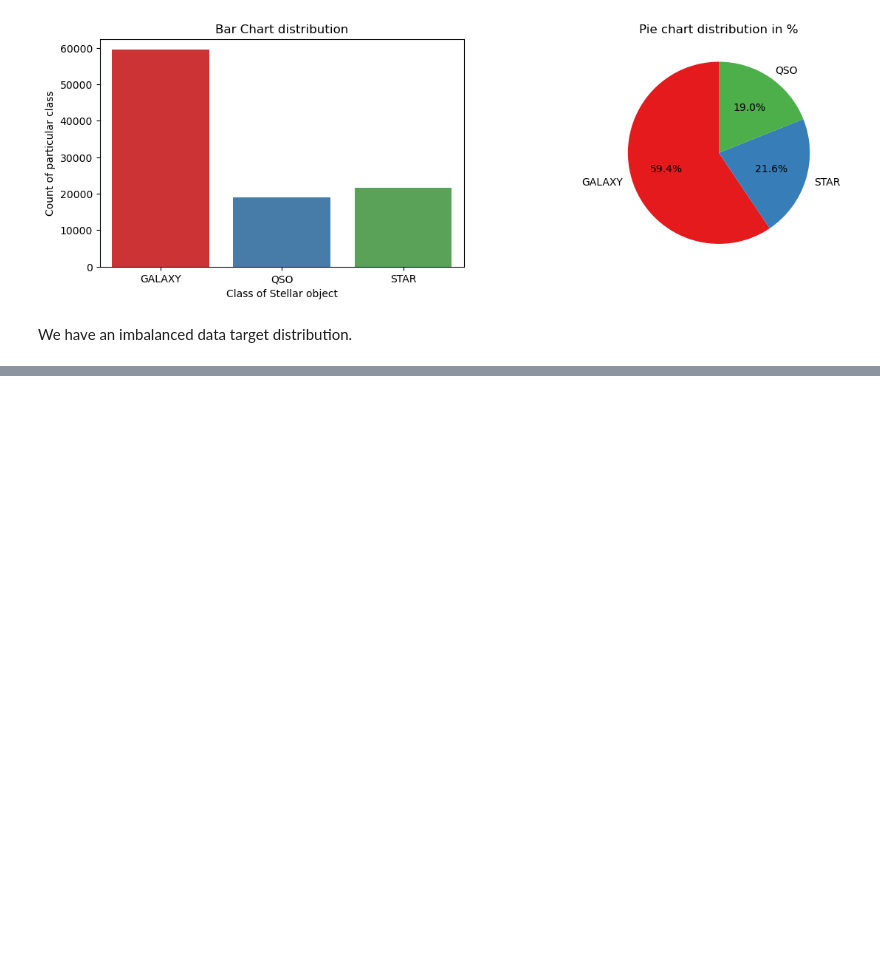
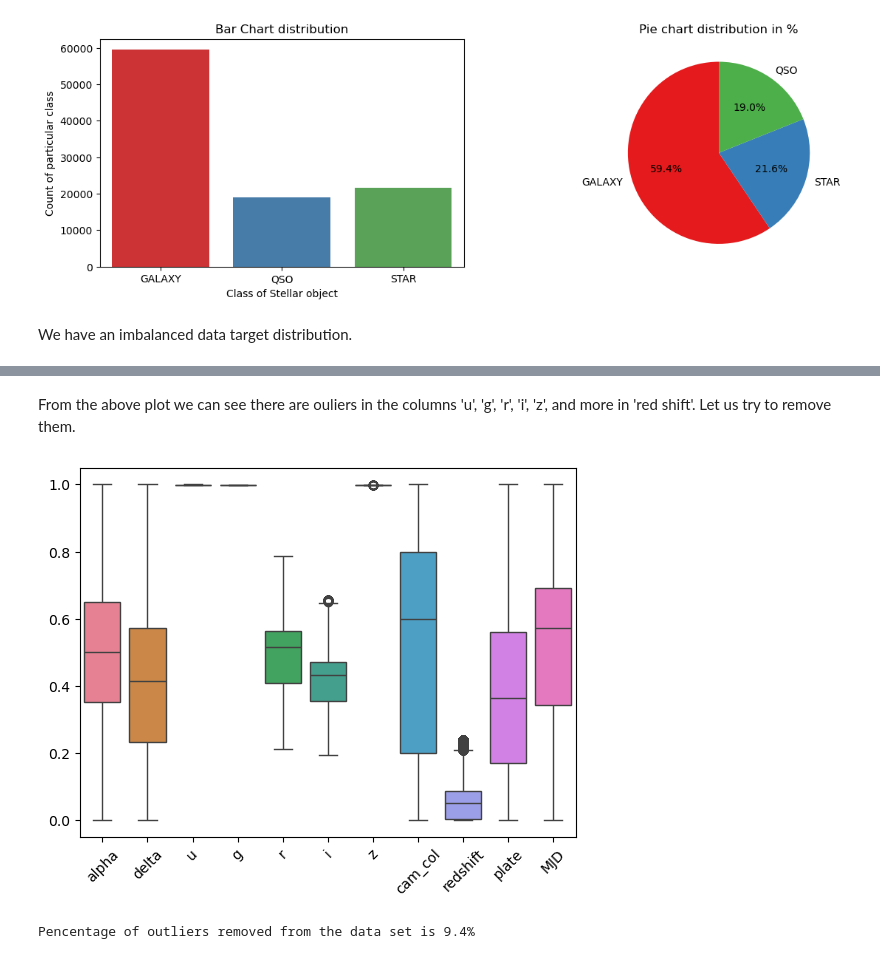
Before and after one commit to NavyaSai-V/Stellar_Object_Classification, a Jupyter notebook: Stellar_object_detection.ipynb, the cells around one changed output, grey strips where cells are left out. Saved outputs shown, nothing was run; the diff lists cells and outputs as text; code cells hidden in the pictures; blank space fills up the shorter version.

Commit message:
oulier analysis

```diff
--- a/Stellar_object_detection.ipynb
+++ b/Stellar_object_detection.ipynb
@@ -221 +210,34 @@ plt.xticks(rotation=45)
 [figure]
+# %% [markdown]
+From the above plot we can see there are ouliers in the columns 'u', 'g', 'r', 'i', 'z', and more in 'red shift'. Let us try to remove them.
+# %%
+def remove_outliers(df, column):
+    Q1 = df[column].quantile(0.25)
+    Q3 = df[column].quantile(0.75)
+    IQR = Q3 - Q1
+    lower = Q1 - 1.5 * IQR
+    upper = Q3 + 1.5 * IQR
+
+    # Filter out the outliers
+    filtered_df = df[(df[column] >= lower) & (df[column] <= upper)]
+    return filtered_df
+
+# Create a copy of the data
+data_clean = data.copy()
+
+# Remove outliers for each numeric column
+for col in data_clean.select_dtypes(include='number').columns:
+    data_clean = remove_outliers(data_clean, col)
+
+# Plot the boxplot with outliers removed
+sns.boxplot(data=data_clean)
+plt.xticks(rotation=45)
+plt.show()
+# %% [output]
+[figure, added]
+# %%
+# Let us now check the percent of ouliers compared to data with outlier
+removed_percent = ((data.shape[0] - data_clean.shape[0]) / data.shape[0]) * 100
+print(f'Pencentage of outliers removed from the data set is {removed_percent}%')
+# %% [output]
+Pencentage of outliers removed from the data set is 9.4%
```
Also changed, not shown: parts of 2 cells of this notebook, 1 other file.
